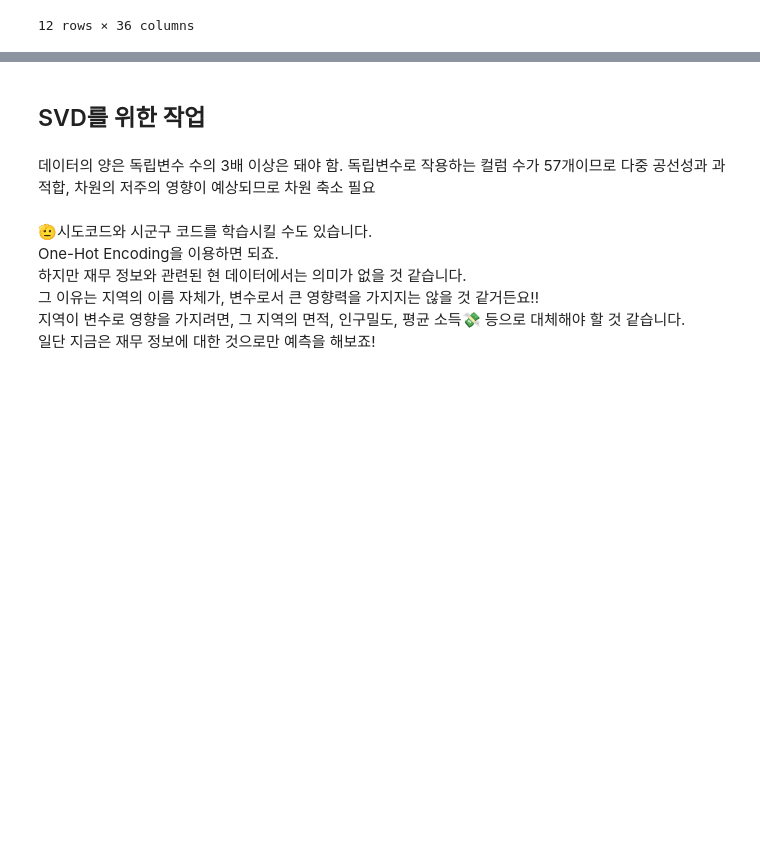
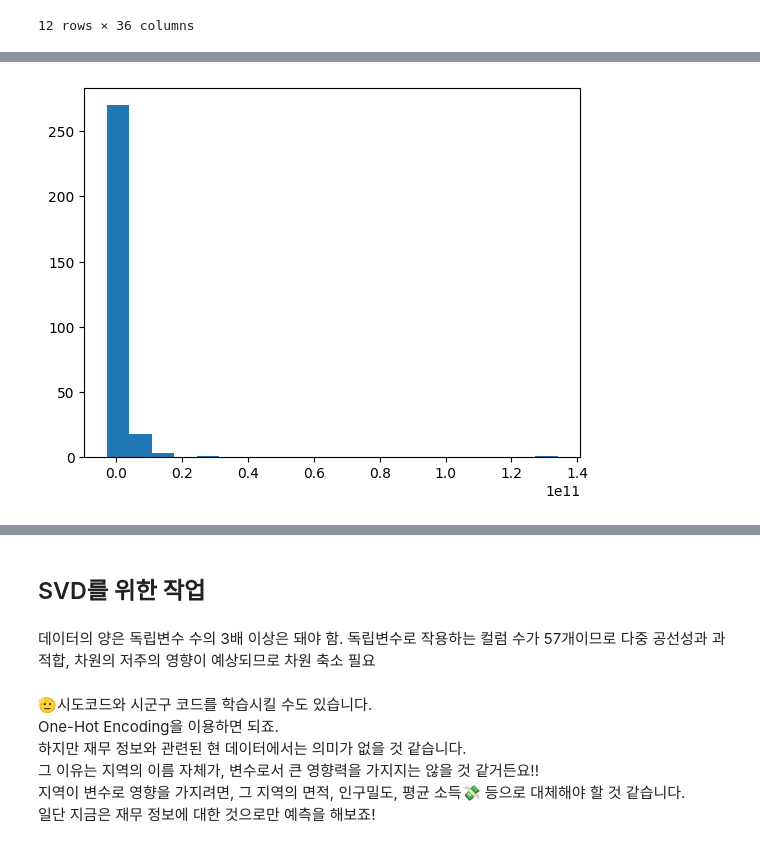
Before and after one commit to nyeokinyeoki/Gym_zalabim, a Jupyter notebook: ipynb/hospital.ipynb, the cells around one changed output, grey strips where cells are left out. Drawn from its saved outputs; the diff is of its cells as text; code cells hidden in the pictures; blank space fills up the shorter version.

```diff
--- a/ipynb/hospital.ipynb
+++ b/ipynb/hospital.ipynb
@@ -546,0 +581,6 @@ plt.show()
+# %%
+plt.hist(df_clst["surplus1"], bins=20)
+
+plt.show()
+# %% [output]
+[figure, added]
```
Also changed, not shown: parts of 5 cells of this notebook.
